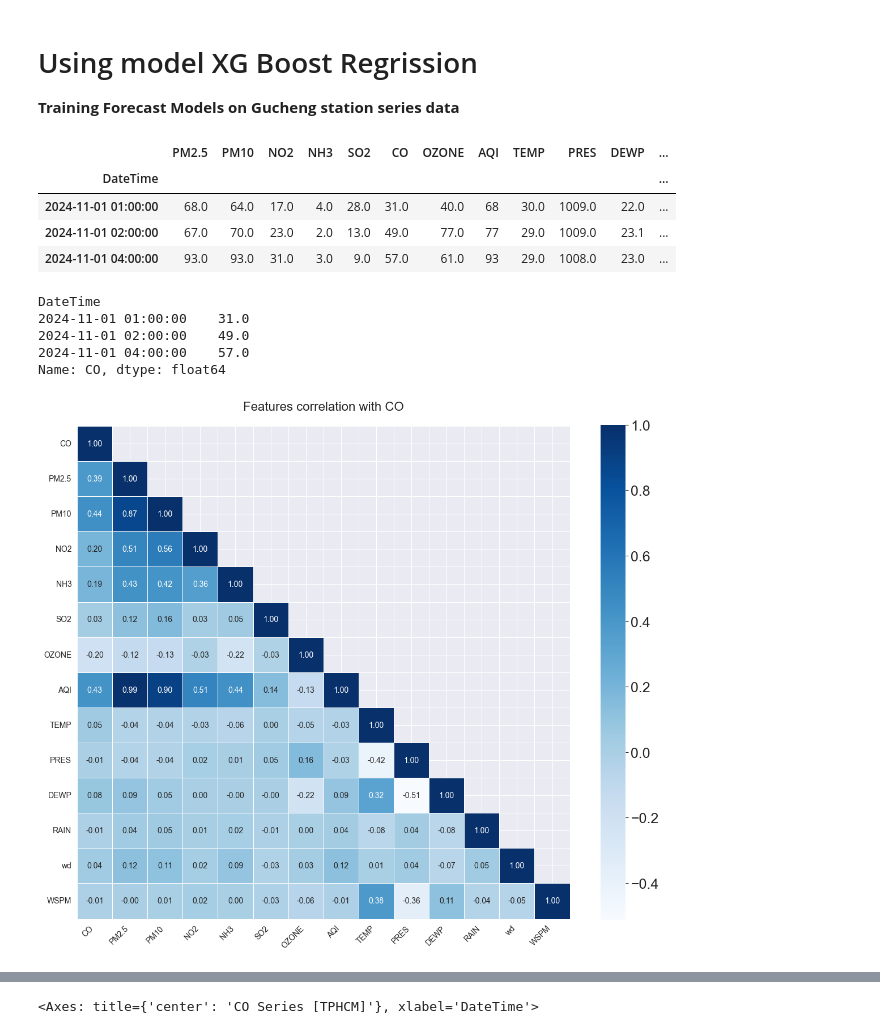
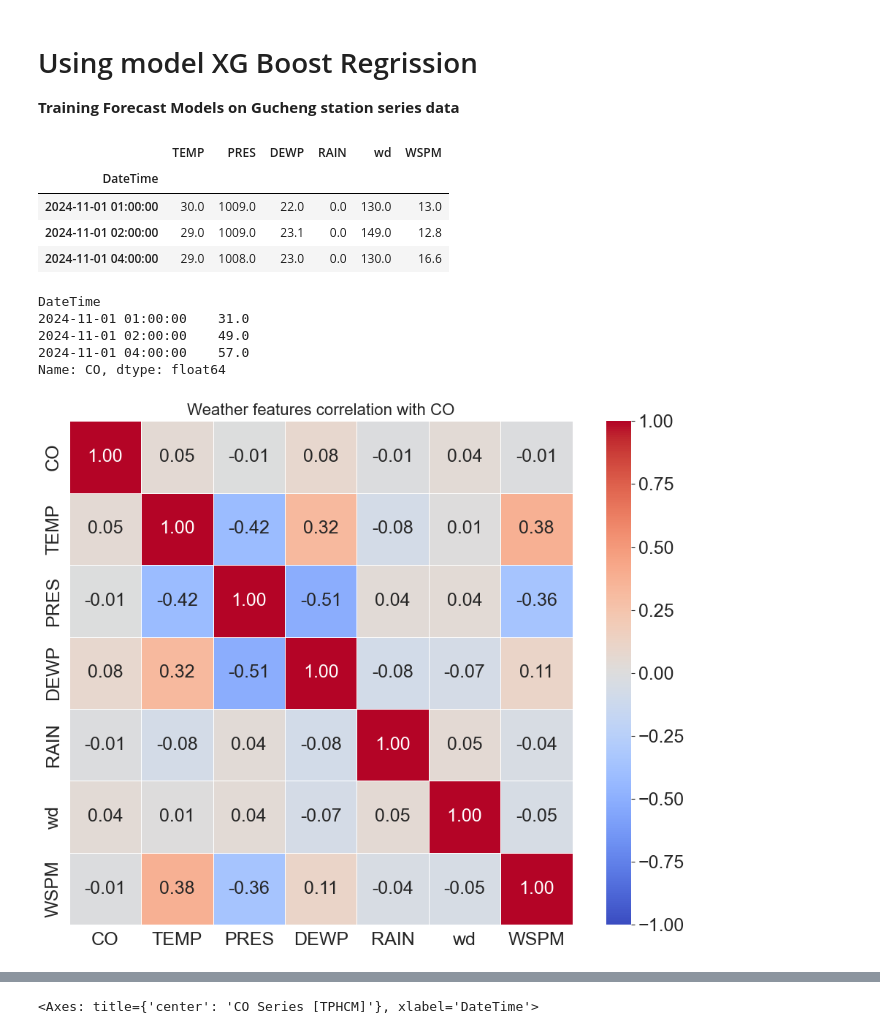
Before and after one commit to ThojTran/PPNC---Comparing-Machine-Learning-Models-for-AQI-Prediction-in-HCMC, a Jupyter notebook: PPNC-CO.ipynb, the cells around one changed output, grey strips where cells are left out. Saved outputs shown, nothing was run; the diff lists cells and outputs as text; code cells hidden in the pictures.

```diff
--- a/PPNC-CO.ipynb
+++ b/PPNC-CO.ipynb
@@ -357,13 +357,16 @@ def predict_series_multivariate(testX_df, model=None, n_lags=24): # two weeks
 # %% [markdown]
 # Data Segmentation
 # %%
-features_X = clean_aqi_data[clean_aqi_data.columns[2:16]]
-y_pm25 = clean_aqi_data['PM2.5']
-y_pm10 = clean_aqi_data['PM10']
-y_so2 = clean_aqi_data['SO2']
-y_no2 = clean_aqi_data['NO2']
+# features_X = clean_aqi_data[clean_aqi_data.columns[2:16]]
+# y_pm25 = clean_aqi_data['PM2.5']
+# y_pm10 = clean_aqi_data['PM10']
+# y_so2 = clean_aqi_data['SO2']
+# y_no2 = clean_aqi_data['NO2']
+# y_co = clean_aqi_data['CO']
+# y_nh3 = clean_aqi_data['NH3']
+features_X = clean_aqi_data[['TEMP', 'PRES', 'DEWP', 'RAIN', 'wd', 'WSPM']]
+# Target variable - CO concentration
 y_co = clean_aqi_data['CO']
-y_nh3 = clean_aqi_data['NH3']
 # %% [markdown]
 # Using model XG Boost Regrission
 
@@ -371,11 +374,11 @@ y_nh3 = clean_aqi_data['NH3']
 # %%
 features_X.head(3)
 # %% [output]
-|  | PM2.5 | PM10 | NO2 | NH3 | SO2 | CO | OZONE | AQI | TEMP | PRES | DEWP | ... |
-| DateTime |  |  |  |  |  |  |  |  |  |  |  | ... |
-| 2024-11-01 01:00:00 | 68.0 | 64.0 | 17.0 | 4.0 | 28.0 | 31.0 | 40.0 | 68 | 30.0 | 1009.0 | 22.0 | ... |
-| 2024-11-01 02:00:00 | 67.0 | 70.0 | 23.0 | 2.0 | 13.0 | 49.0 | 77.0 | 77 | 29.0 | 1009.0 | 23.1 | ... |
-| 2024-11-01 04:00:00 | 93.0 | 93.0 | 31.0 | 3.0 | 9.0 | 57.0 | 61.0 | 93 | 29.0 | 1008.0 | 23.0 | ... |
+|  | TEMP | PRES | DEWP | RAIN | wd | WSPM |
+| DateTime |  |  |  |  |  |  |
+| 2024-11-01 01:00:00 | 30.0 | 1009.0 | 22.0 | 0.0 | 130.0 | 13.0 |
+| 2024-11-01 02:00:00 | 29.0 | 1009.0 | 23.1 | 0.0 | 149.0 | 12.8 |
+| 2024-11-01 04:00:00 | 29.0 | 1008.0 | 23.0 | 0.0 | 130.0 | 16.6 |
 # %%
 y_co.head(3)
 # %% [output]
@@ -385,15 +388,18 @@ DateTime
 2024-11-01 04:00:00    57.0
 Name: CO, dtype: float64
 # %%
-if 'CO' in features_X.columns:
-    features_for_corr = features_X.copy()
-    # Loại bỏ CO khỏi features_X
-    features_for_corr = features_for_corr.drop(columns=['CO'])
-    # Thêm lại CO vào đầu
-    corr = pd.concat([y_co, features_for_corr], axis='columns').corr()
-else:
-    corr = pd.concat([y_co, features_X], axis='columns').corr()
-
-plot_corr(corr, title='Features correlation with CO')
+corr = pd.concat([y_co, features_X], axis='columns').corr()
+# Function to plot correlation heatmap
+def plot_corr(corr_matrix, title='Correlation Matrix'):
+    plt.figure(figsize=(10, 8))
+    mask = np.zeros_like(corr_matrix, dtype=bool)
+    mask[np.triu_indices_from(mask)] = False  # Thay đổi thành False để hiển thị tất cả giá trị
+    # Generate heatmap with better color scaling
+    sns.heatmap(corr_matrix, mask=mask, annot=True, fmt='.2f', cmap='coolwarm', vmin=-1, vmax=1, center=0, square=True, linewidths=.5)
+    plt.title(title, fontsize=16)
+    plt.tight_layout()
+    plt.show()
+# Plot correlations focusing only on weather relationships with CO
+plot_corr(corr, title='Weather features correlation with CO')
 # %% [output]
-[figure, old version]
+[figure, new version]
```
Also changed, not shown: parts of 15 cells of this notebook.
